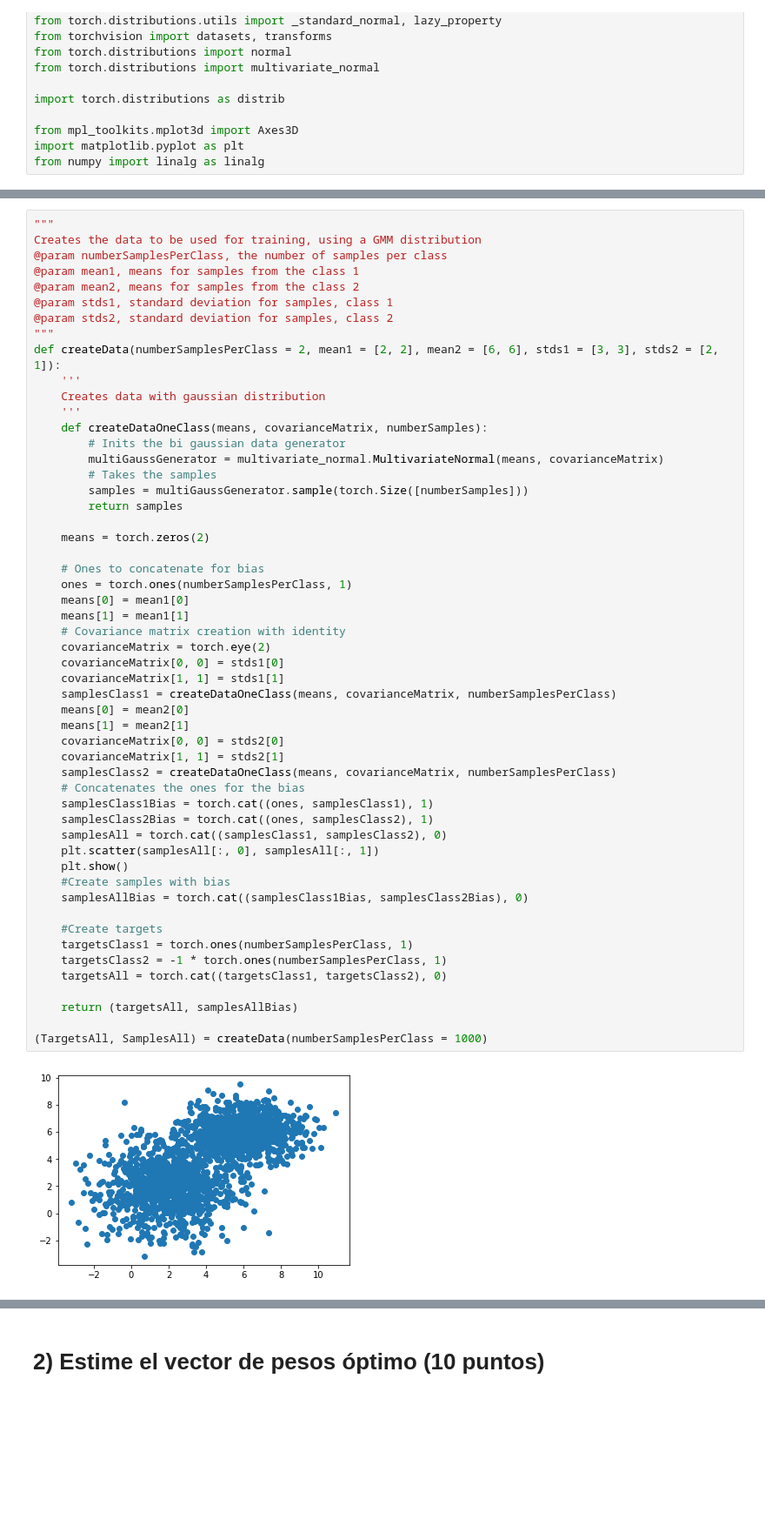
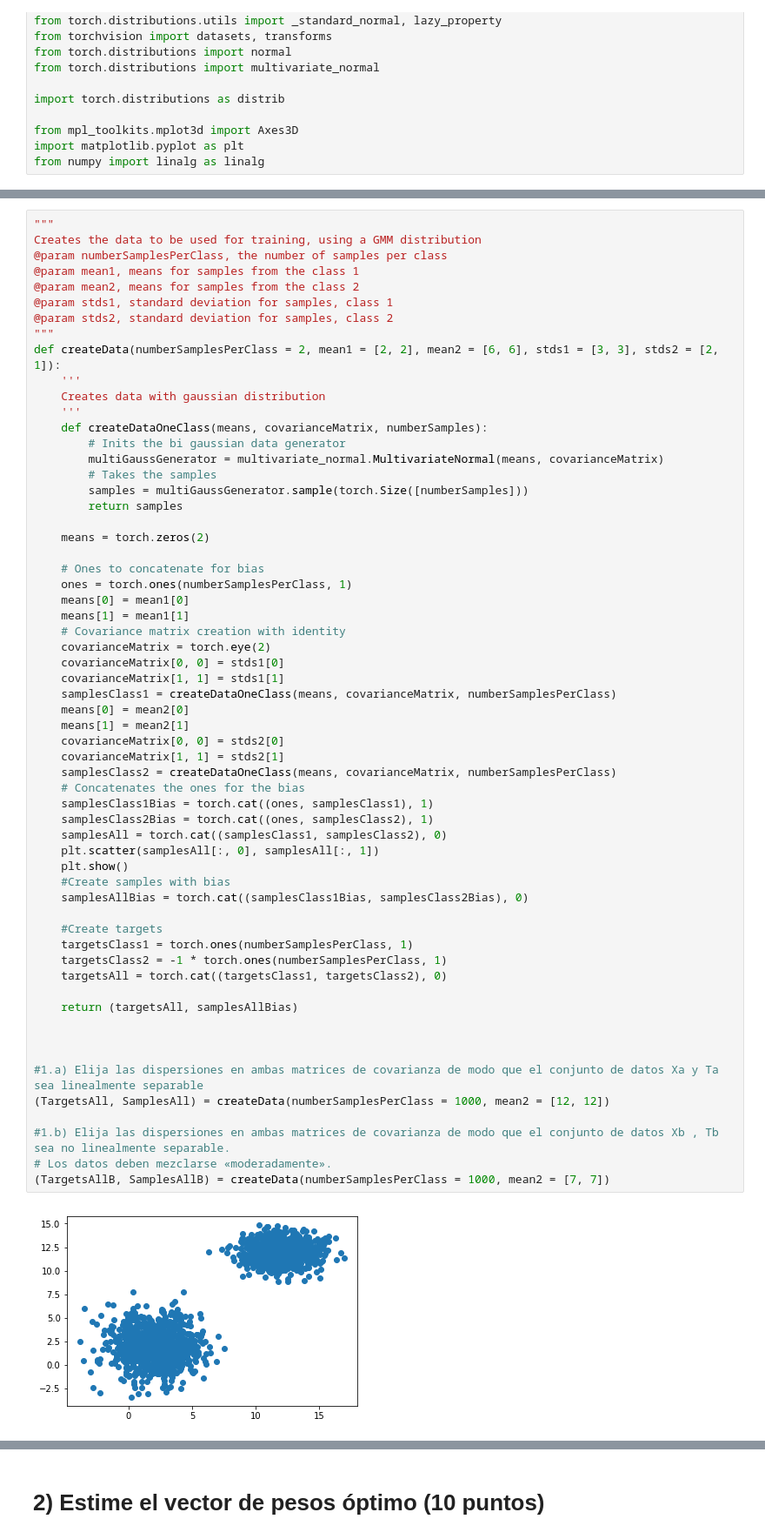
Before and after one commit to fmejias/CienciasDeLosDatosTEC, a Jupyter notebook: MatematicasCienciasDeLosDatos/TP3/TP3.ipynb, the cells around one changed output, grey strips where cells are left out. Shown at 87% size. Drawn from its saved outputs; the diff is of its cells as text; blank space fills up the shorter version.

```diff
--- a/MatematicasCienciasDeLosDatos/TP3/TP3.ipynb
+++ b/MatematicasCienciasDeLosDatos/TP3/TP3.ipynb
@@ -59,32 +59,39 @@ def createData(numberSamplesPerClass = 2, mean1 = [2, 2], mean2 = [6, 6], stds1
     ones = torch.ones(numberSamplesPerClass, 1)
     means[0] = mean1[0]
     means[1] = mean1[1]
     # Covariance matrix creation with identity
     covarianceMatrix = torch.eye(2)
     covarianceMatrix[0, 0] = stds1[0]
     covarianceMatrix[1, 1] = stds1[1]
     samplesClass1 = createDataOneClass(means, covarianceMatrix, numberSamplesPerClass)
     means[0] = mean2[0]
     means[1] = mean2[1]
     covarianceMatrix[0, 0] = stds2[0]
     covarianceMatrix[1, 1] = stds2[1]
     samplesClass2 = createDataOneClass(means, covarianceMatrix, numberSamplesPerClass)
     # Concatenates the ones for the bias
     samplesClass1Bias = torch.cat((ones, samplesClass1), 1)
     samplesClass2Bias = torch.cat((ones, samplesClass2), 1)
     samplesAll = torch.cat((samplesClass1, samplesClass2), 0)
     plt.scatter(samplesAll[:, 0], samplesAll[:, 1])
     plt.show()
     #Create samples with bias
     samplesAllBias = torch.cat((samplesClass1Bias, samplesClass2Bias), 0)
 
     #Create targets
     targetsClass1 = torch.ones(numberSamplesPerClass, 1)
     targetsClass2 = -1 * torch.ones(numberSamplesPerClass, 1)
     targetsAll = torch.cat((targetsClass1, targetsClass2), 0)
 
     return (targetsAll, samplesAllBias)
 
-(TargetsAll, SamplesAll) = createData(numberSamplesPerClass = 1000)
+
+
+#1.a) Elija las dispersiones en ambas matrices de covarianza de modo que el conjunto de datos Xa y Ta sea linealmente separable
+(TargetsAll, SamplesAll) = createData(numberSamplesPerClass = 1000, mean2 = [12, 12])
+
+#1.b) Elija las dispersiones en ambas matrices de covarianza de modo que el conjunto de datos Xb , Tb sea no linealmente separable.
+# Los datos deben mezclarse «moderadamente».
+(TargetsAllB, SamplesAllB) = createData(numberSamplesPerClass = 1000, mean2 = [7, 7])
 # %% [output]
-[figure, old version]
+[figure, new version]
```
Also changed, not shown: parts of 5 cells of this notebook.
